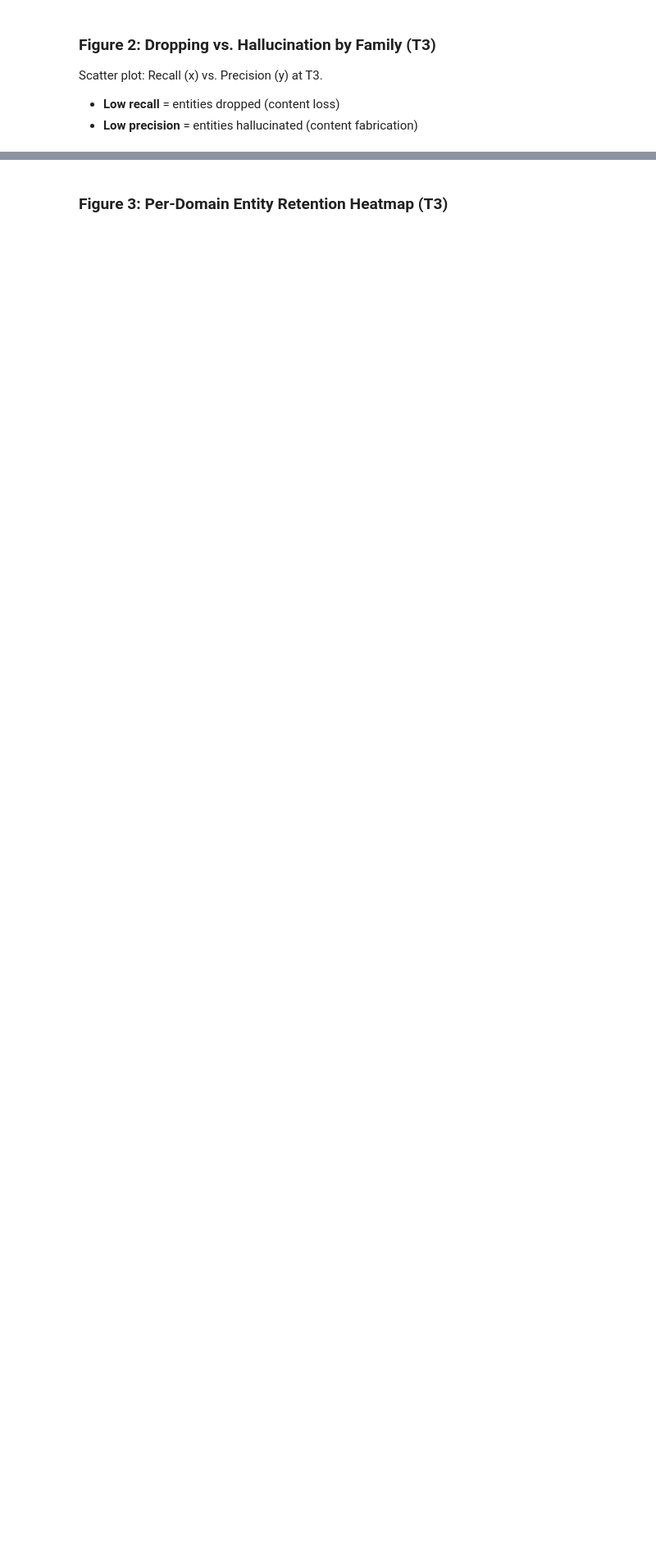
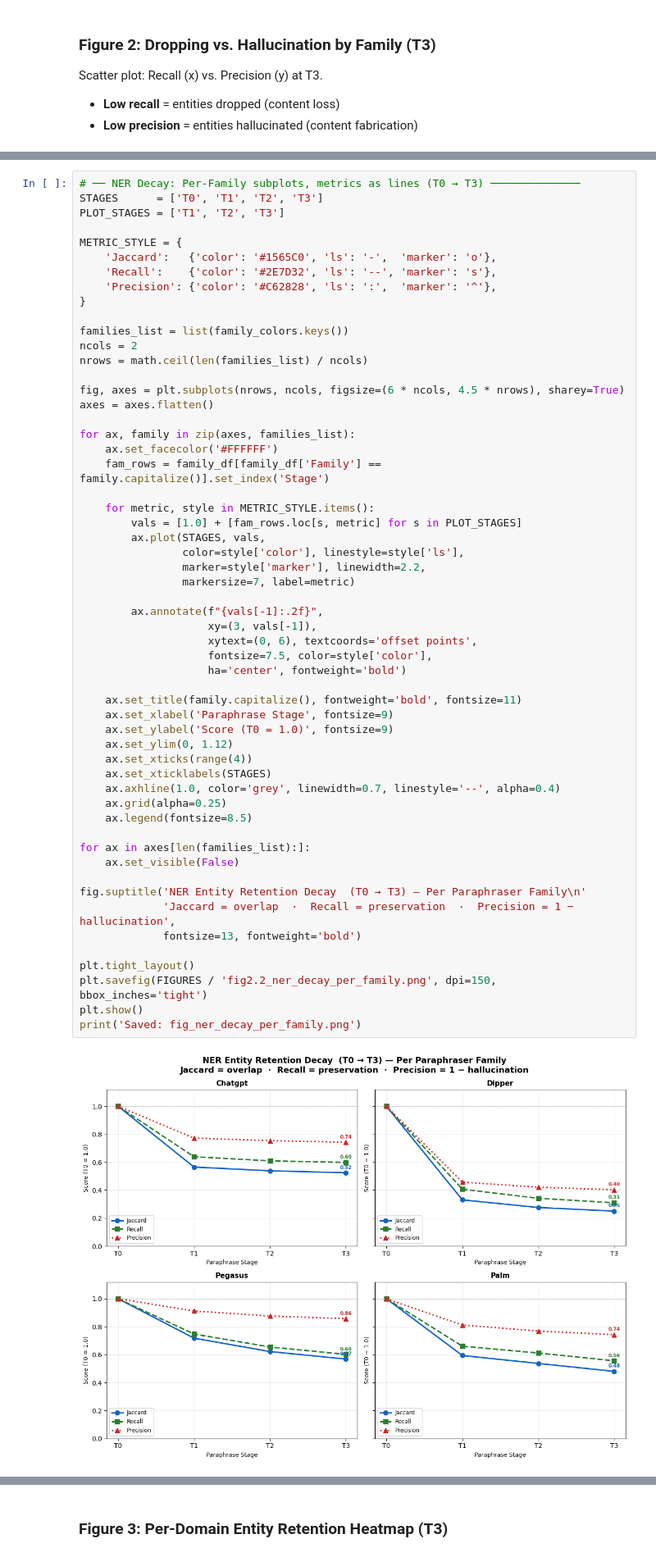
Before and after one commit to Spectato54/ShipOfTheseus-NLP-Project, a Jupyter notebook: notebooks/05_ner_analysis_executed.ipynb, the cells around one changed output, grey strips where cells are left out. Shown at 82% size. Drawn from its saved outputs; the diff is of its cells as text; blank space fills up the shorter version.

```diff
--- a/notebooks/05_ner_analysis_executed.ipynb
+++ b/notebooks/05_ner_analysis_executed.ipynb
@@ -260,3 +309,61 @@ plt.savefig(FIGURES / "fig2_drop_vs_hallucinate.png", dpi=150, bbox_inches='tigh
 plt.show()
 # %% [output]
 [figure]
+# %%
+# ── NER Decay: Per-Family subplots, metrics as lines (T0 → T3) ──────────────
+STAGES      = ['T0', 'T1', 'T2', 'T3']
+PLOT_STAGES = ['T1', 'T2', 'T3']
+
+METRIC_STYLE = {
+    'Jaccard':   {'color': '#1565C0', 'ls': '-',  'marker': 'o'},
+    'Recall':    {'color': '#2E7D32', 'ls': '--', 'marker': 's'},
+    'Precision': {'color': '#C62828', 'ls': ':',  'marker': '^'},
+}
+
+families_list = list(family_colors.keys())
+ncols = 2
+nrows = math.ceil(len(families_list) / ncols)
+
+fig, axes = plt.subplots(nrows, ncols, figsize=(6 * ncols, 4.5 * nrows), sharey=True)
+axes = axes.flatten()
+
+for ax, family in zip(axes, families_list):
+    ax.set_facecolor('#FFFFFF')
+    fam_rows = family_df[family_df['Family'] == family.capitalize()].set_index('Stage')
+
+    for metric, style in METRIC_STYLE.items():
+        vals = [1.0] + [fam_rows.loc[s, metric] for s in PLOT_STAGES]
+        ax.plot(STAGES, vals,
+                color=style['color'], linestyle=style['ls'],
+                marker=style['marker'], linewidth=2.2,
+                markersize=7, label=metric)
+
+        ax.annotate(f"{vals[-1]:.2f}",
+                    xy=(3, vals[-1]),
+                    xytext=(0, 6), textcoords='offset points',
+                    fontsize=7.5, color=style['color'],
+                    ha='center', fontweight='bold')
+
+    ax.set_title(family.capitalize(), fontweight='bold', fontsize=11)
+    ax.set_xlabel('Paraphrase Stage', fontsize=9)
+    ax.set_ylabel('Score (T0 = 1.0)', fontsize=9)
+    ax.set_ylim(0, 1.12)
+    ax.set_xticks(range(4))
+    ax.set_xticklabels(STAGES)
+    ax.axhline(1.0, color='grey', linewidth=0.7, linestyle='--', alpha=0.4)
+    ax.grid(alpha=0.25)
+    ax.legend(fontsize=8.5)
+
+for ax in axes[len(families_list):]:
+    ax.set_visible(False)
+
+fig.suptitle('NER Entity Retention Decay  (T0 → T3) — Per Paraphraser Family\n'
+             'Jaccard = overlap  ·  Recall = preservation  ·  Precision = 1 − hallucination',
+             fontsize=13, fontweight='bold')
+
+plt.tight_layout()
+plt.savefig(FIGURES / 'fig2.2_ner_decay_per_family.png', dpi=150, bbox_inches='tight')
+plt.show()
+print('Saved: fig_ner_decay_per_family.png')
+# %% [output]
+[figure, added]
```
Also changed, not shown: parts of 2 cells of this notebook, 52 other files.
